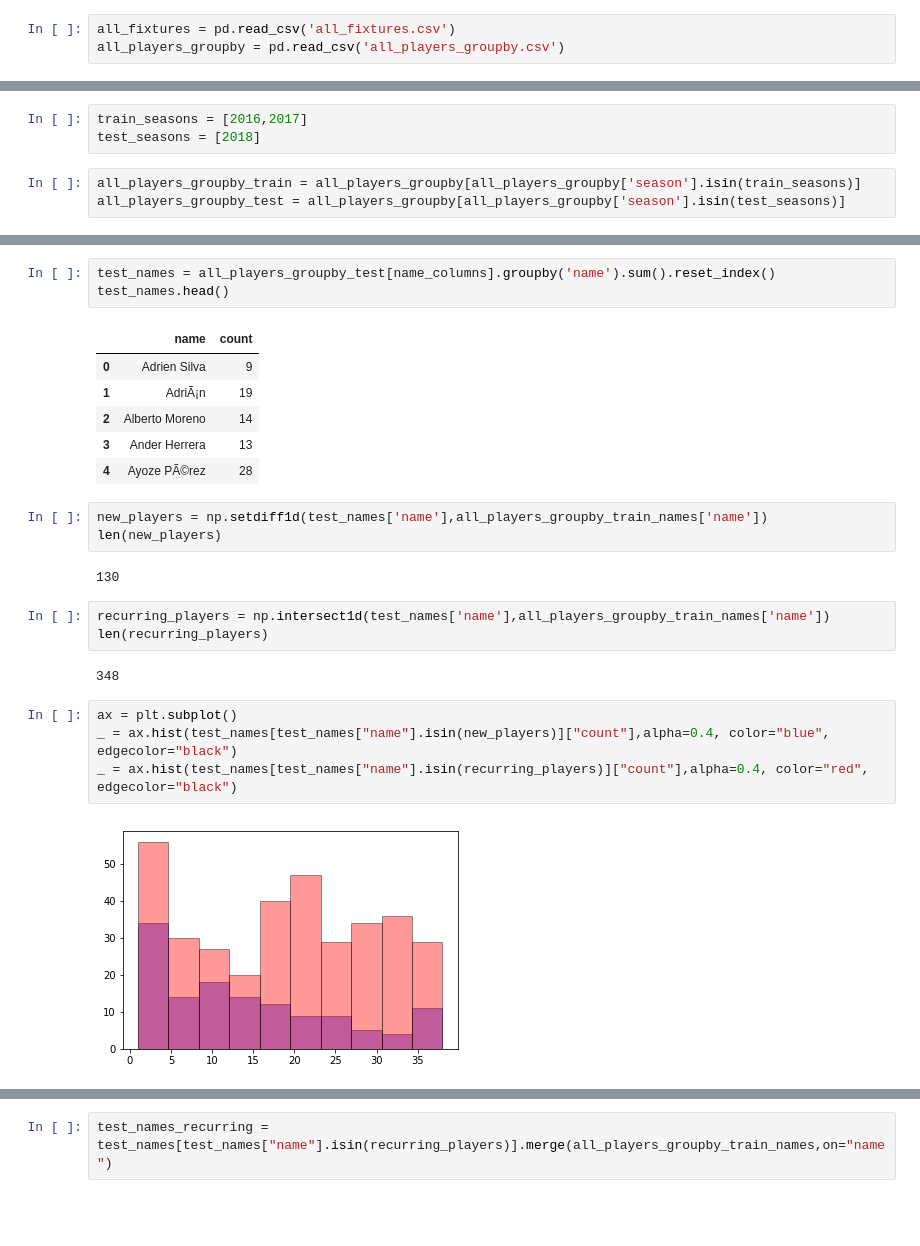
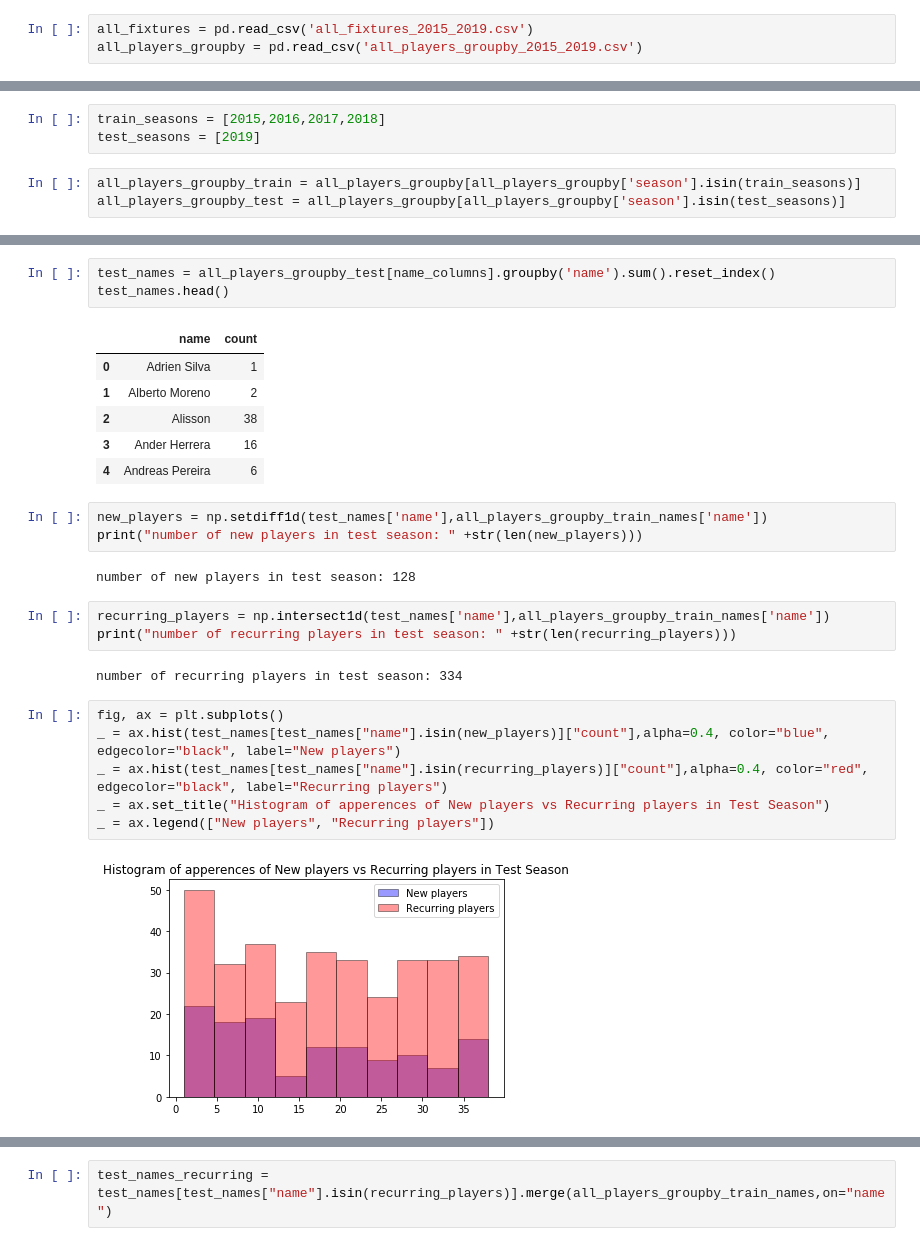
Before and after one commit to yoavtalmi/premier_embedded, a Jupyter notebook: premier_embedded_py.ipynb, the cells around one changed output, grey strips where cells are left out. Cells and saved outputs as stored; diff of their text form; blank space fills up the shorter version.

```diff
--- a/premier_embedded_py.ipynb
+++ b/premier_embedded_py.ipynb
@@ -14,6 +13,6 @@ Using TensorFlow backend.
 # %%
-all_fixtures = pd.read_csv('all_fixtures.csv')
-all_players_groupby = pd.read_csv('all_players_groupby.csv')
+all_fixtures = pd.read_csv('all_fixtures_2015_2019.csv')
+all_players_groupby = pd.read_csv('all_players_groupby_2015_2019.csv')
 # %%
 all_players_groupby.head()
 # %% [output]
@@ -38,8 +41,8 @@ _ = ax.hist(all_fixtures.away_score,alpha=0.4, color="red",bins=(range(9)),  edg
 # %% [markdown]
 ## all_players_groupby stats
 # %%
-train_seasons = [2016,2017]
-test_seasons = [2018]
+train_seasons = [2015,2016,2017,2018]
+test_seasons = [2019]
 # %%
 all_players_groupby_train = all_players_groupby[all_players_groupby['season'].isin(train_seasons)]
 all_players_groupby_test = all_players_groupby[all_players_groupby['season'].isin(test_seasons)]
@@ -59,25 +62,27 @@ test_names = all_players_groupby_test[name_columns].groupby('name').sum().reset_
 test_names.head()
 # %% [output]
 |  | name | count |
-| 0 | Adrien Silva | 9 |
-| 1 | AdriÃ¡n | 19 |
-| 2 | Alberto Moreno | 14 |
-| 3 | Ander Herrera | 13 |
-| 4 | Ayoze PÃ©rez | 28 |
+| 0 | Adrien Silva | 1 |
+| 1 | Alberto Moreno | 2 |
+| 2 | Alisson | 38 |
+| 3 | Ander Herrera | 16 |
+| 4 | Andreas Pereira | 6 |
 # %%
 new_players = np.setdiff1d(test_names['name'],all_players_groupby_train_names['name'])
-len(new_players)
+print("number of new players in test season: " +str(len(new_players)))
 # %% [output]
-130
+number of new players in test season: 128
 # %%
 recurring_players = np.intersect1d(test_names['name'],all_players_groupby_train_names['name'])
-len(recurring_players)
+print("number of recurring players in test season: " +str(len(recurring_players)))
 # %% [output]
-348
+number of recurring players in test season: 334
 # %%
-ax = plt.subplot()
-_ = ax.hist(test_names[test_names["name"].isin(new_players)]["count"],alpha=0.4, color="blue", edgecolor="black")
-_ = ax.hist(test_names[test_names["name"].isin(recurring_players)]["count"],alpha=0.4, color="red", edgecolor="black")
+fig, ax = plt.subplots()
+_ = ax.hist(test_names[test_names["name"].isin(new_players)]["count"],alpha=0.4, color="blue", edgecolor="black", label="New players")
+_ = ax.hist(test_names[test_names["name"].isin(recurring_players)]["count"],alpha=0.4, color="red", edgecolor="black", label="Recurring players")
+_ = ax.set_title("Histogram of apperences of New players vs Recurring players in Test Season")
+_ = ax.legend(["New players", "Recurring players"])
 # %% [output]
-[figure, old version]
+[figure, new version]
 # %%
```
Also changed, not shown: parts of 55 cells of this notebook, 3 other files.
